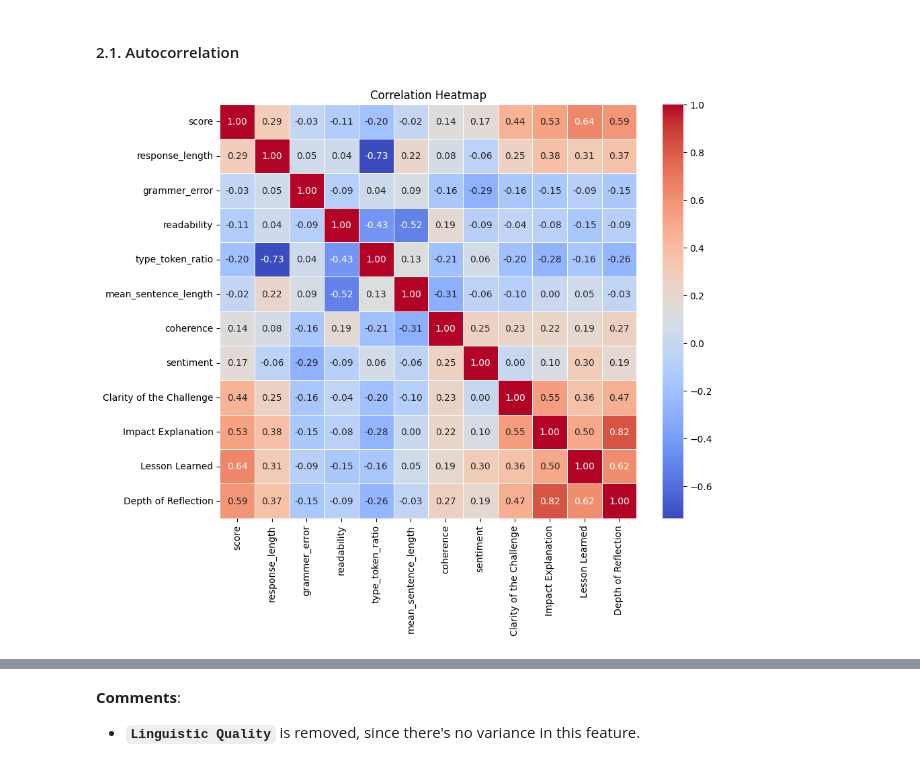
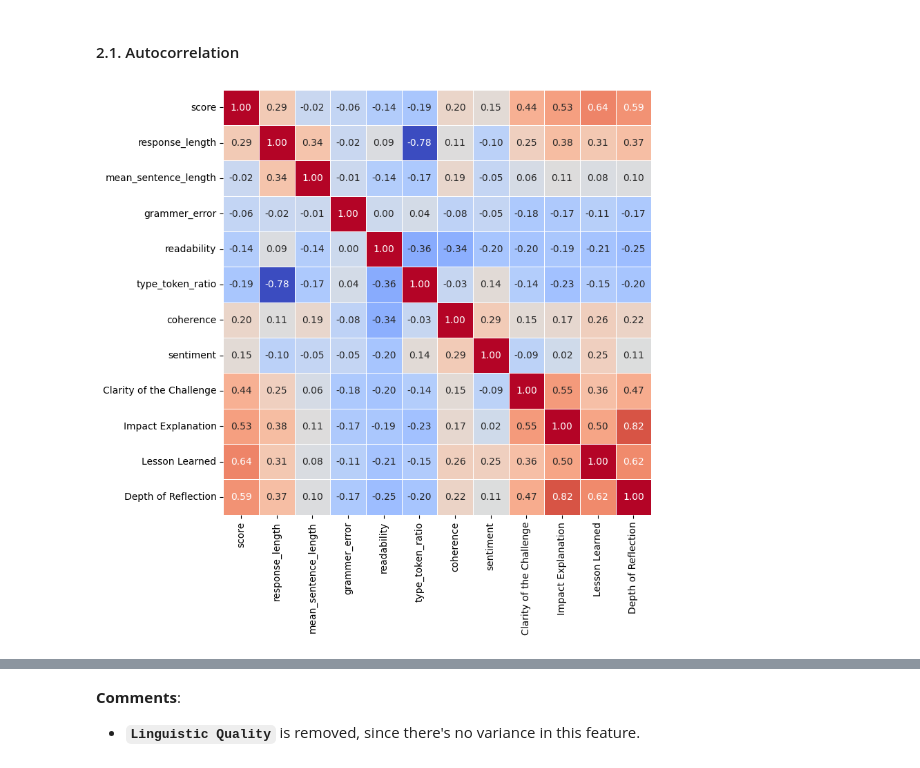
Before and after one commit to Wuyang007/Acuity-insight-challenge, a Jupyter notebook: response_2_feature engineering.ipynb, the cells around one changed output, grey strips where cells are left out. Cells and saved outputs as stored; diff of their text form; code cells hidden in the pictures.

```diff
--- a/response_2_feature engineering.ipynb
+++ b/response_2_feature engineering.ipynb
@@ -31,6 +31,6 @@ df.head()
 # %%
 columns = df.columns.tolist()
-target_columns = [col for col in columns if col not in ['Unnamed: 0','response','response_corrected', 'gpt_scores']]
+target_columns = [col for col in columns if col not in ['Unnamed: 0','response','response_corrected', 'sentence_count', 'response_corrected_with_punctuation', 'zero_error', 'gpt_scores']]
 target_df = df[target_columns]
 target_df.head()
 # %% [output]
@@ -49,13 +49,12 @@ target_df.to_csv('datasets/feature_target.csv')
 # %%
 corr_matrix = target_df.corr(method='spearman')  # Change to 'spearman' or 'kendall' if needed
 
 # Plot heatmap
-plt.figure(figsize=(10, 8))
-sns.heatmap(corr_matrix, annot=True, cmap="coolwarm", fmt=".2f", linewidths=0.5)
-plt.title("Correlation Heatmap")
+plt.figure(figsize=(8, 8))
+sns.heatmap(corr_matrix, annot=True, cmap="coolwarm", fmt=".2f", linewidths=0.5, cbar=None)
 plt.show()
 # %% [output]
-[figure, old version]
+[figure, new version]
 # %%
 correlation_plot_df = corr_matrix[['score']]
 correlation_plot_df = correlation_plot_df.iloc[1:,:]
```
Also changed, not shown: parts of 3 cells of this notebook, 9 other files.
